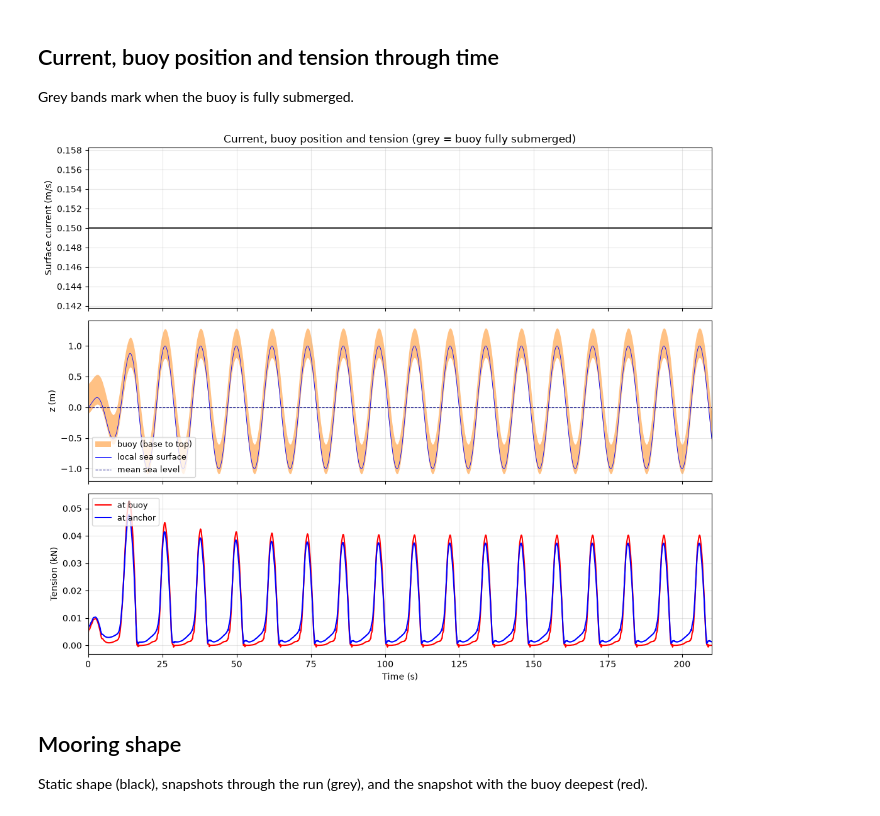
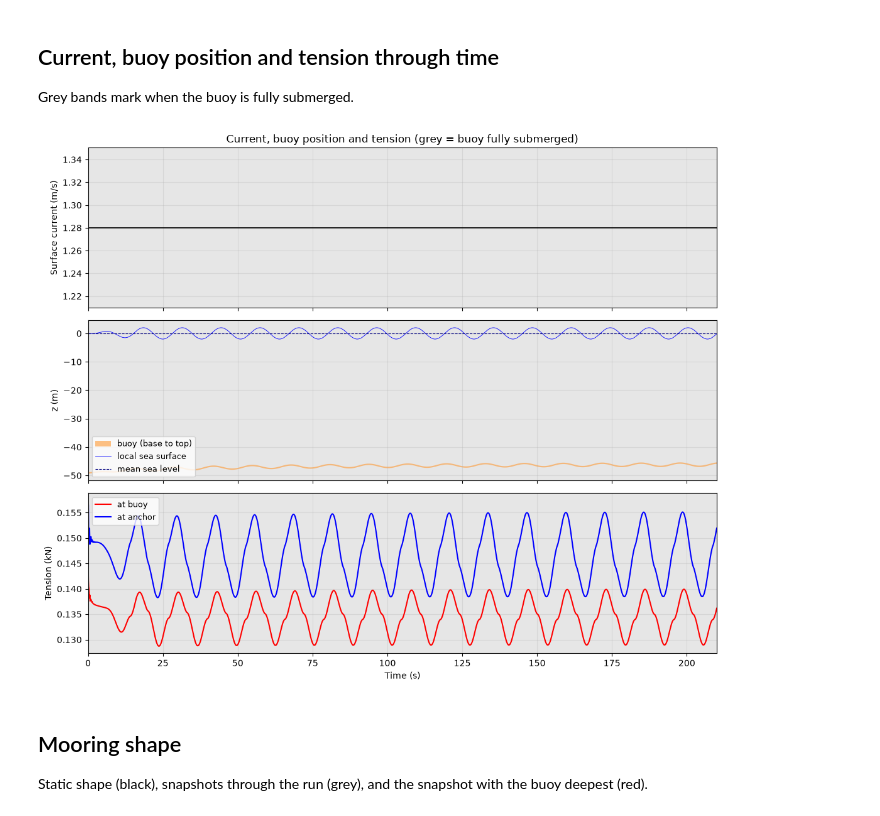
Before and after one commit to robertowainsmith/whoi_cable, a Jupyter notebook: notebooks/plot_run.ipynb, the cells around one changed output. Cells and saved outputs as stored; diff of their text form; code cells hidden in the pictures.

```diff
--- a/notebooks/plot_run.ipynb
+++ b/notebooks/plot_run.ipynb
@@ -34,9 +36,9 @@ Based on the plotting notebook in the supplied WHOI Cable package. Distributed u
 # %% [markdown]
 ## Settings
 # %%
-RUN_NAME = "southland_front_30m"  # basename of .mat / .cbl, WITHOUT timestamp
+RUN_NAME = "southland_front_100m_LD"  # basename of .mat / .cbl, WITHOUT timestamp
 # For a GUI run, enter its full timestamped directory here (a string is fine):
-RUN_DIR_OVERRIDE = "/home/smiro41p/whoi_cable/runs/southland_front_30m_20261003_200825_264493"
+RUN_DIR_OVERRIDE = "/home/smiro41p/whoi_cable/runs/southland_front_100m_LD_20261012_143336_378278/"
 # Example: RUN_DIR_OVERRIDE = "/home/smiro41p/whoi_cable/runs/southland_front_30m_20261003_195700_591498"
 
 MAKE_ANIMATIONS = True    # mooring animation, and one coloured by tension
@@ -253,8 +255,17 @@ dt     = float(R["dt"])
 snapdt = float(R["snap_dt"])
 t      = R["t"]
 zs, xs = R["z"] - H, R["x"]                # static line, z = 0 at mean sea level
-zb_t   = R["z_t"][:, -1] - H               # buoy base (attachment point)
-xb_t   = R["x_t"][:, -1]
+# Time-series columns are the nodes listed in R["nodes"] (1-based). With
+# -terminals -connectors they are [anchor, buoy, connector nodes...], so the
+# last column is the uppermost connector, not the buoy: look the columns up.
+nodes  = np.atleast_1d(R["nodes"]).astype(int)
+nnode  = len(R["s"])
+if not ((nodes == 1).any() and (nodes == nnode).any()):
+    raise ValueError("No anchor/buoy time series in this run; rerun Cable with -terminals")
+IA     = int(np.flatnonzero(nodes == 1)[0])      # anchor column (first node)
+IB     = int(np.flatnonzero(nodes == nnode)[0])  # buoy column (last node)
+zb_t   = R["z_t"][:, IB] - H               # buoy base (attachment point)
+xb_t   = R["x_t"][:, IB]
 zt_t   = zb_t + B["height"]                # buoy top
 tsnap  = np.arange(R["z_s"].shape[1]) * snapdt
 
@@ -335,25 +349,25 @@ Grey bands mark when the buoy is fully submerged.
 # %%
 fig, axs = plt.subplots(3, 1, figsize=(11, 9), sharex=True)
 axs[0].plot(t, Usurf, "k", lw=1.2)
 axs[0].set_ylabel("Surface current (m/s)")
 axs[0].set_title("Current, buoy position and tension (grey = buoy fully submerged)")
 
 axs[1].fill_between(t, zb_t, zt_t, color=BUOY, alpha=0.6, lw=0, label="buoy (base to top)")
 axs[1].plot(t, eta_b, "b", lw=0.6, label="local sea surface")
 axs[1].axhline(0, color="navy", ls="--", lw=0.8, label="mean sea level")
 axs[1].set_ylabel("z (m)")
 axs[1].legend(loc="lower left", fontsize=9)
 
-axs[2].plot(t, R["T_t"][:, -1] / 1e3, "r", label="at buoy")
-axs[2].plot(t, R["T_t"][:, 0] / 1e3, "b", label="at anchor")
+axs[2].plot(t, R["T_t"][:, IB] / 1e3, "r", label="at buoy")
+axs[2].plot(t, R["T_t"][:, IA] / 1e3, "b", label="at anchor")
 axs[2].set_ylabel("Tension (kN)"); axs[2].set_xlabel("Time (s)")
 axs[2].legend(loc="upper left", fontsize=9)
 for ax in axs:
     shade(ax, t, under); ax.grid(alpha=0.3)
 axs[2].set_xlim(t[0], t[-1])
 plt.tight_layout(); plt.show()
 # %% [output]
-[figure, old version]
+[figure, new version]
 # %% [markdown]
 ## Mooring shape
 Static shape (black), snapshots through the run (grey), and the snapshot with the buoy deepest (red).
```
Also changed, not shown: parts of 7 cells of this notebook, 4 other files.
